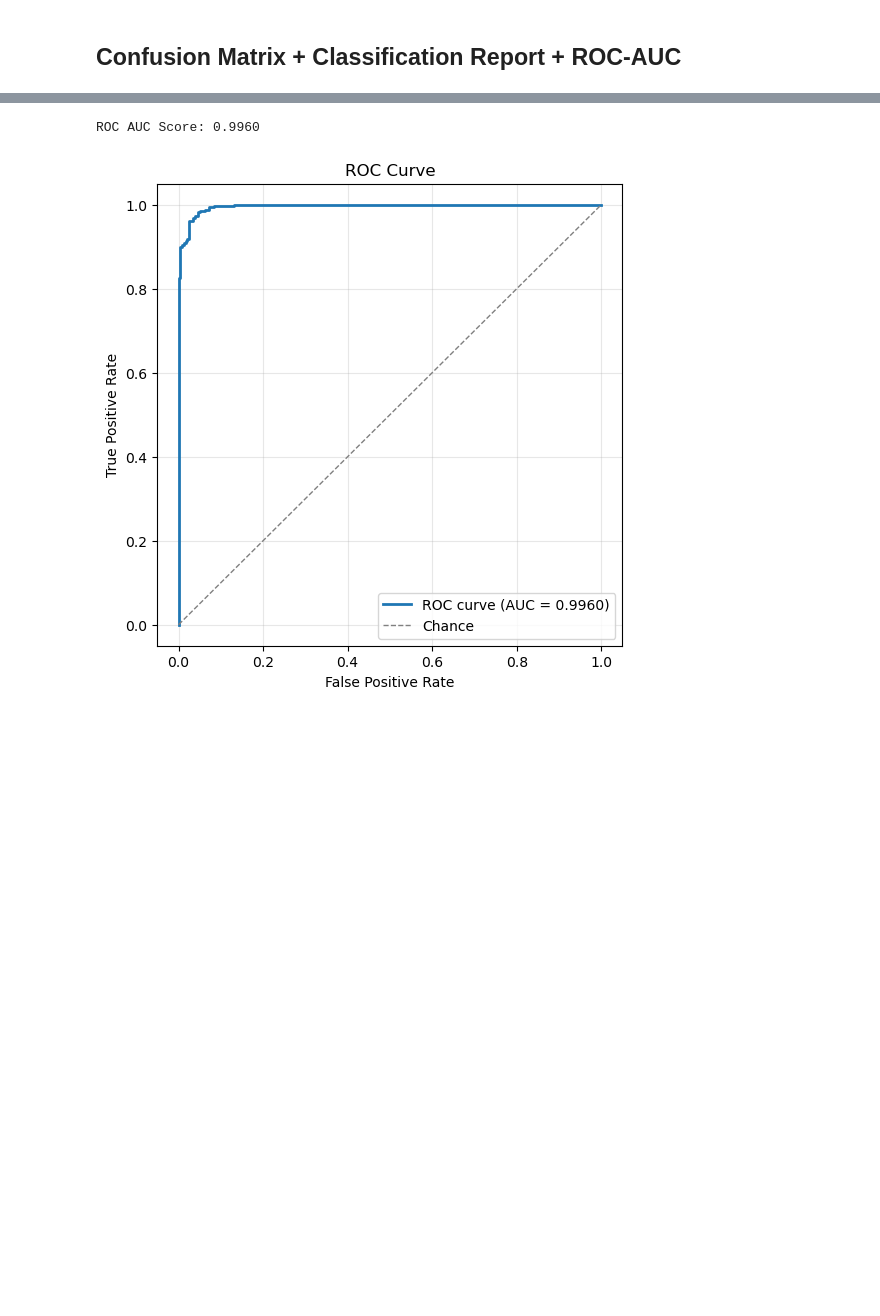
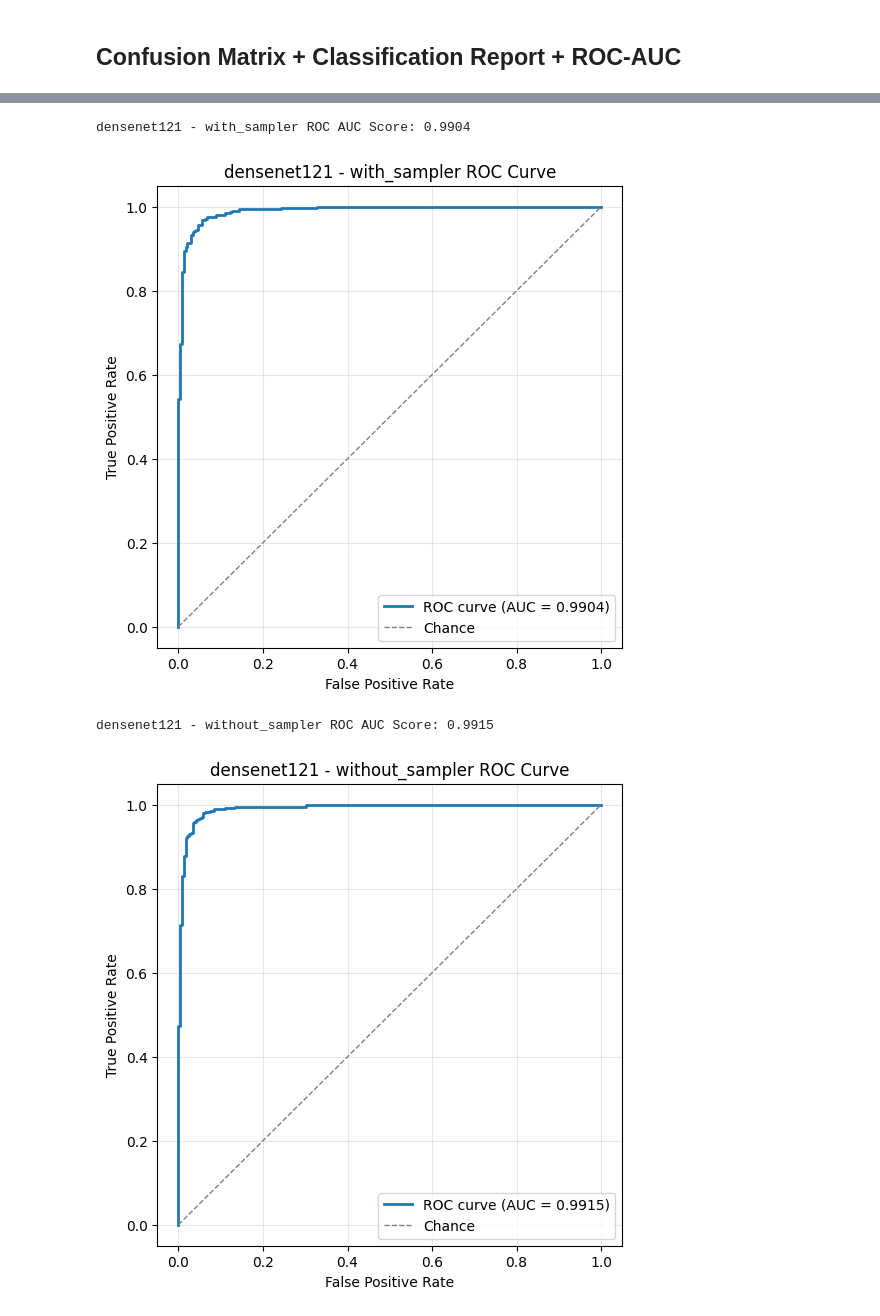
Before and after one commit to Scremed/Pneumonia-Detection, a Jupyter notebook: DenseNet-121_model.ipynb, the cells around one changed output, grey strips where cells are left out. Drawn from its saved outputs; the diff is of its cells as text; code cells hidden in the pictures; blank space fills up the shorter version.

```diff
--- a/DenseNet-121_model.ipynb
+++ b/DenseNet-121_model.ipynb
@@ -284,12 +416,14 @@ with torch.no_grad():
 # %% [markdown]
 ## Confusion Matrix + Classification Report + ROC-AUC
 # %%
-cm = confusion_matrix(all_labels, all_preds)
-sns.heatmap(cm, annot=True, fmt="d", cmap="Blues")
-plt.xlabel("Predicted")
-plt.ylabel("True")
-plt.title("DenseNet-121 Confusion Matrix")
-plt.show()
+for name, result in eval_results.items():
+    cm = confusion_matrix(result["labels"], result["preds"])
+    sns.heatmap(cm, annot=True, fmt="d", cmap="Blues")
+    plt.xlabel("Predicted")
+    plt.ylabel("True")
+    plt.title(f"{CFG.model_name} - {name} Confusion Matrix")
+    plt.show()
 
-print(classification_report(all_labels, all_preds, target_names=["Normal", "Pneumonia"]))
+    print(f"{CFG.model_name} - {name} classification report")
+    print(classification_report(result["labels"], result["preds"], target_names=["Normal", "Pneumonia"]))
 # %% [output]
@@ -305,20 +450,21 @@ weighted avg       0.97      0.97      0.97       879
 # %%
-# compute ROC curve and AUC
-fpr, tpr, _ = roc_curve(all_labels, all_probs, pos_label=1)
-auc_score = roc_auc_score(all_labels, all_probs)
+for name, result in eval_results.items():
+    fpr, tpr, _ = roc_curve(result["labels"], result["probs"], pos_label=1)
+    auc_score = roc_auc_score(result["labels"], result["probs"])
 
-# print AUC and plot ROC
-print(f"ROC AUC Score: {auc_score:.4f}")
+    print(f"{CFG.model_name} - {name} ROC AUC Score: {auc_score:.4f}")
 
-plt.figure(figsize=(6,6))
-plt.plot(fpr, tpr, color="C0", lw=2, label=f"ROC curve (AUC = {auc_score:.4f})")
-plt.plot([0,1], [0,1], color="gray", lw=1, linestyle="--", label="Chance")
-plt.xlabel("False Positive Rate")
-plt.ylabel("True Positive Rate")
-plt.title("ROC Curve")
-plt.legend(loc="lower right")
-plt.grid(alpha=0.3)
-plt.show()
+    plt.figure(figsize=(6,6))
+    plt.plot(fpr, tpr, color="C0", lw=2, label=f"ROC curve (AUC = {auc_score:.4f})")
+    plt.plot([0,1], [0,1], color="gray", lw=1, linestyle="--", label="Chance")
+    plt.xlabel("False Positive Rate")
+    plt.ylabel("True Positive Rate")
+    plt.title(f"{CFG.model_name} - {name} ROC Curve")
+    plt.legend(loc="lower right")
+    plt.grid(alpha=0.3)
+    plt.show()
 # %% [output]
-ROC AUC Score: 0.9960
+densenet121 - with_sampler ROC AUC Score: 0.9904
-[figure, old version]
+[figure, new version]
+densenet121 - without_sampler ROC AUC Score: 0.9915
+[figure, added]
```
Also changed, not shown: parts of 9 cells of this notebook, 1 other file.
